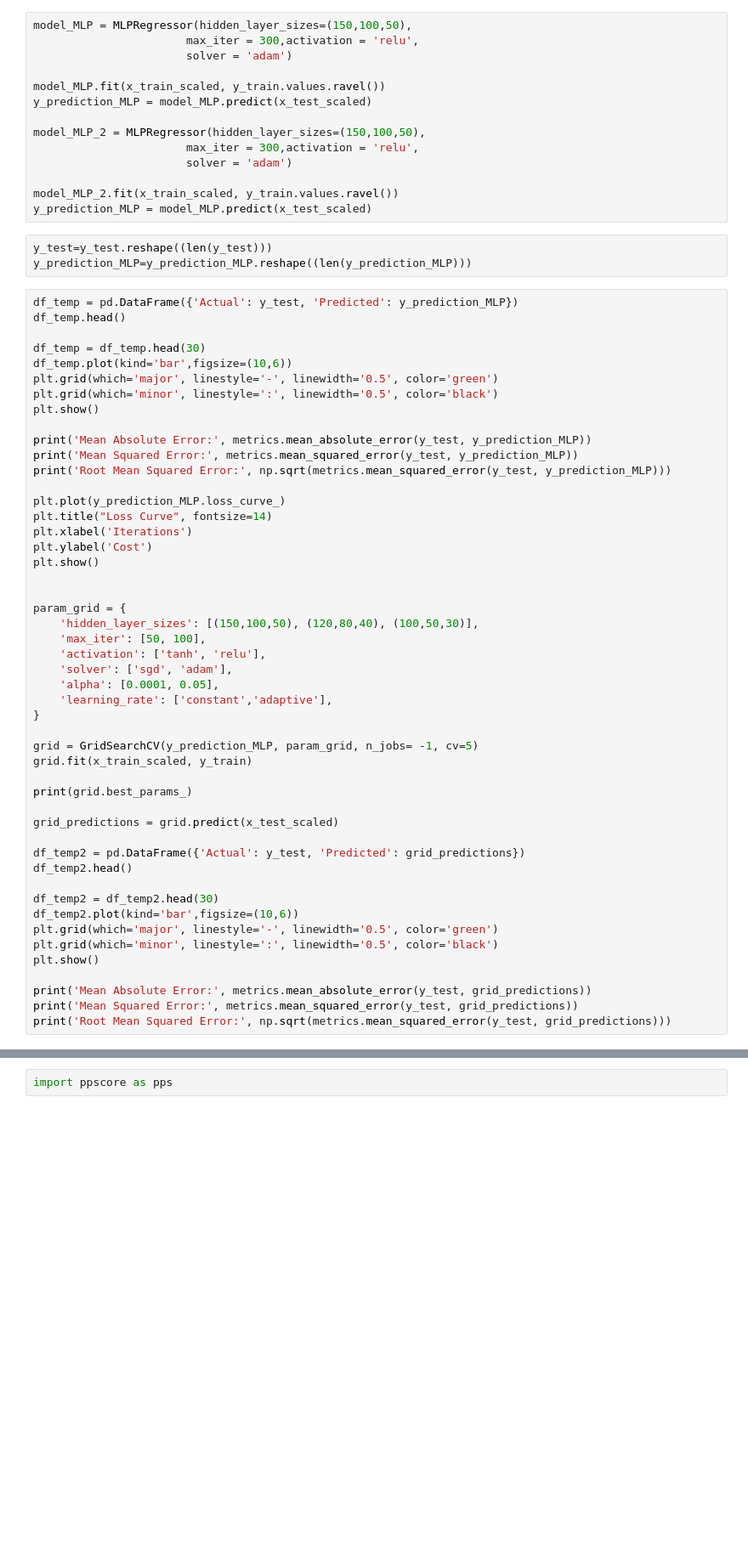
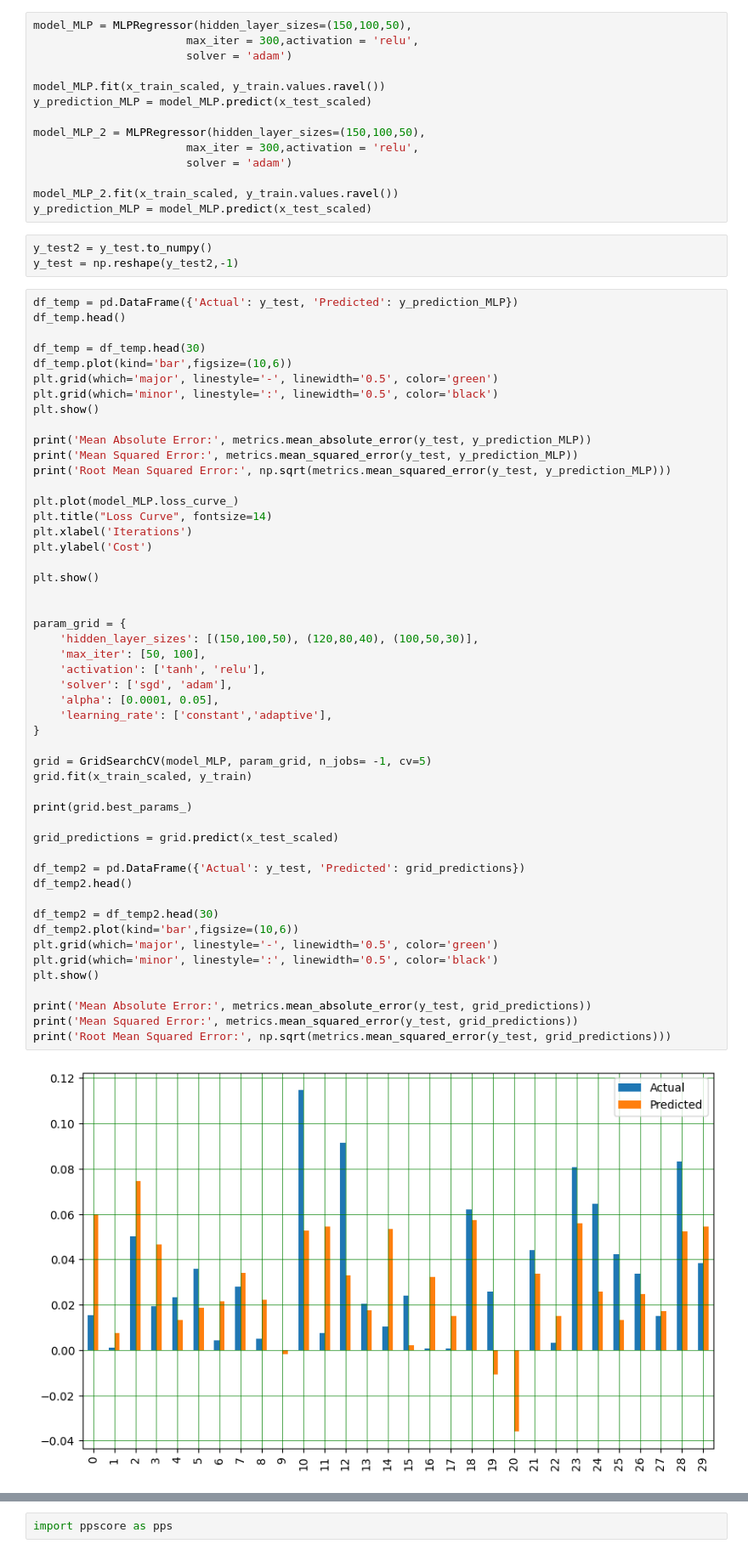
Before and after one commit to engmanuelricardoperez/UPTC-rainfall_prediction, a Jupyter notebook: 1_2023Q2_MLR_RF_XGBoost.ipynb, the cells around one changed output, grey strips where cells are left out. Shown at 85% size. Cells and saved outputs as stored; diff of their text form; blank space fills up the shorter version.

```diff
--- a/1_2023Q2_MLR_RF_XGBoost.ipynb
+++ b/1_2023Q2_MLR_RF_XGBoost.ipynb
@@ -691,9 +1002,9 @@ model_MLP_2 = MLPRegressor(hidden_layer_sizes=(150,100,50),
 
 model_MLP_2.fit(x_train_scaled, y_train.values.ravel())
 y_prediction_MLP = model_MLP.predict(x_test_scaled)
-# %%
-y_test=y_test.reshape((len(y_test)))
-y_prediction_MLP=y_prediction_MLP.reshape((len(y_prediction_MLP)))
+# %%
+y_test2 = y_test.to_numpy()
+y_test = np.reshape(y_test2,-1)
 # %%
 df_temp = pd.DataFrame({'Actual': y_test, 'Predicted': y_prediction_MLP})
 df_temp.head()
@@ -708,38 +1019,41 @@ print('Mean Absolute Error:', metrics.mean_absolute_error(y_test, y_prediction_M
 print('Mean Squared Error:', metrics.mean_squared_error(y_test, y_prediction_MLP))
 print('Root Mean Squared Error:', np.sqrt(metrics.mean_squared_error(y_test, y_prediction_MLP)))
 
-plt.plot(y_prediction_MLP.loss_curve_)
+plt.plot(model_MLP.loss_curve_)
 plt.title("Loss Curve", fontsize=14)
 plt.xlabel('Iterations')
 plt.ylabel('Cost')
+
 plt.show()
 
 
 param_grid = {
     'hidden_layer_sizes': [(150,100,50), (120,80,40), (100,50,30)],
     'max_iter': [50, 100],
     'activation': ['tanh', 'relu'],
     'solver': ['sgd', 'adam'],
     'alpha': [0.0001, 0.05],
     'learning_rate': ['constant','adaptive'],
 }
 
-grid = GridSearchCV(y_prediction_MLP, param_grid, n_jobs= -1, cv=5)
+grid = GridSearchCV(model_MLP, param_grid, n_jobs= -1, cv=5)
 grid.fit(x_train_scaled, y_train)
 
 print(grid.best_params_)
 
 grid_predictions = grid.predict(x_test_scaled)
 
 df_temp2 = pd.DataFrame({'Actual': y_test, 'Predicted': grid_predictions})
 df_temp2.head()
 
 df_temp2 = df_temp2.head(30)
 df_temp2.plot(kind='bar',figsize=(10,6))
 plt.grid(which='major', linestyle='-', linewidth='0.5', color='green')
 plt.grid(which='minor', linestyle=':', linewidth='0.5', color='black')
 plt.show()
 
 print('Mean Absolute Error:', metrics.mean_absolute_error(y_test, grid_predictions))
 print('Mean Squared Error:', metrics.mean_squared_error(y_test, grid_predictions))
 print('Root Mean Squared Error:', np.sqrt(metrics.mean_squared_error(y_test, grid_predictions)))
+# %% [output]
+[figure, added]
```
Also changed, not shown: parts of 63 cells of this notebook.
